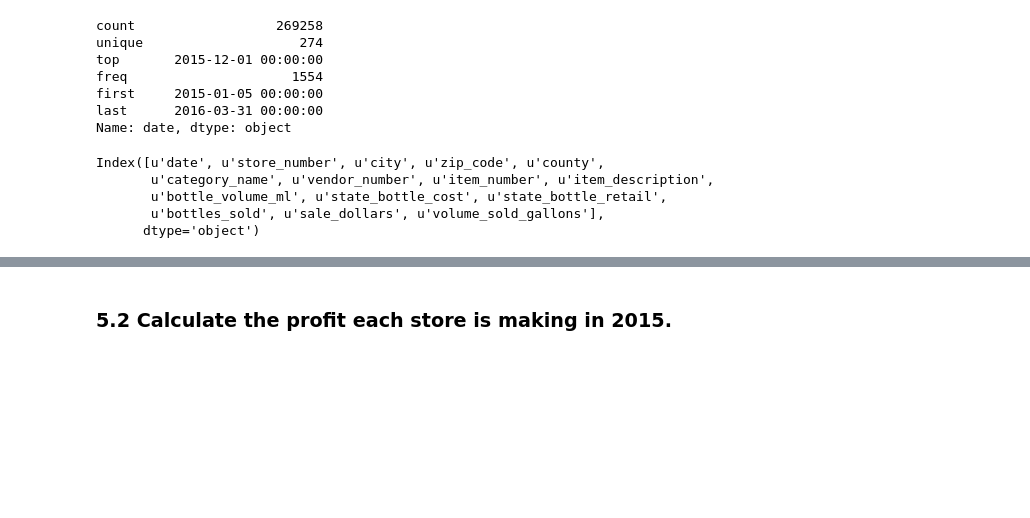
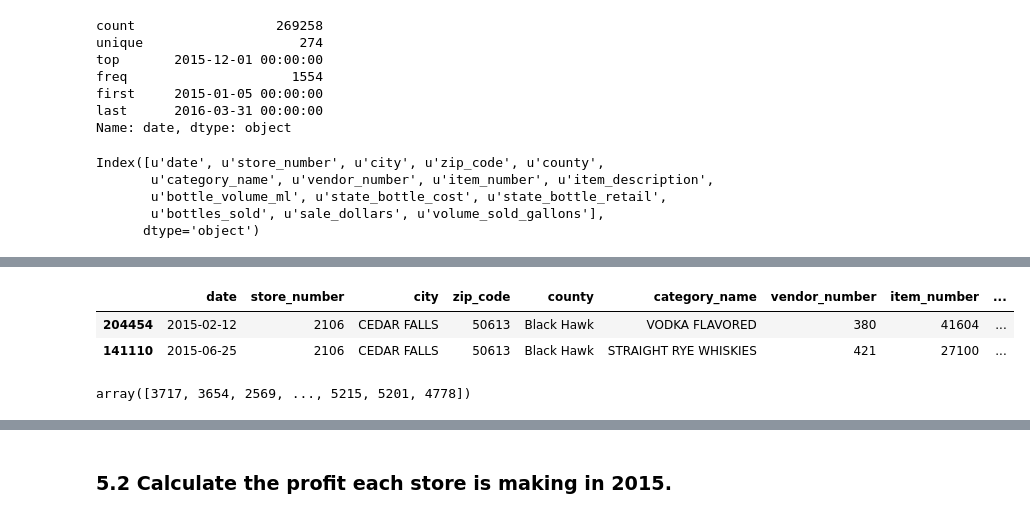
Before and after one commit to vnessified/DSI-SF-2-vnessified, a Jupyter notebook: projects/project-03/starter-code/project-3-starter.ipynb, the cells around one changed output, grey strips where cells are left out. Drawn from its saved outputs; the diff is of its cells as text; code cells hidden in the pictures; blank space fills up the shorter version.

```diff
--- a/projects/project-03/starter-code/project-3-starter.ipynb
+++ b/projects/project-03/starter-code/project-3-starter.ipynb
@@ -371,0 +352,10 @@ iowa[iowa['store_number']==3717]
+# %%
+iowa[(iowa['date'] > '2015/01/01') & (iowa['date'] < '2016/01/01')].sort_values('store_number').head(2)
+# %% [output]
+|  | date | store_number | city | zip_code | county | category_name | vendor_number | item_number | ... |
+| 204454 | 2015-02-12 | 2106 | CEDAR FALLS | 50613 | Black Hawk | VODKA FLAVORED | 380 | 41604 | ... |
+| 141110 | 2015-06-25 | 2106 | CEDAR FALLS | 50613 | Black Hawk | STRAIGHT RYE WHISKIES | 421 | 27100 | ... |
+# %%
+iowa[(iowa['date'] > '2015/01/01') & (iowa['date'] < '2016/01/01')]['store_number'].unique()
+# %% [output]
+array([3717, 3654, 2569, ..., 5215, 5201, 4778])
```
Also changed, not shown: parts of 13 cells of this notebook.
